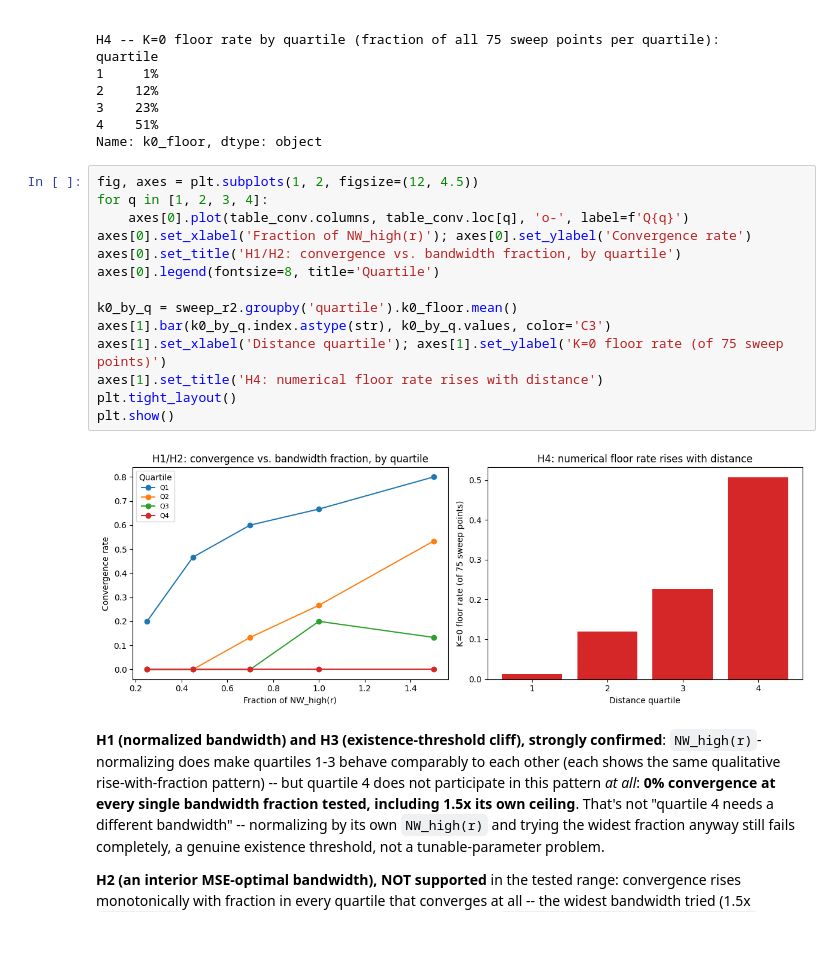
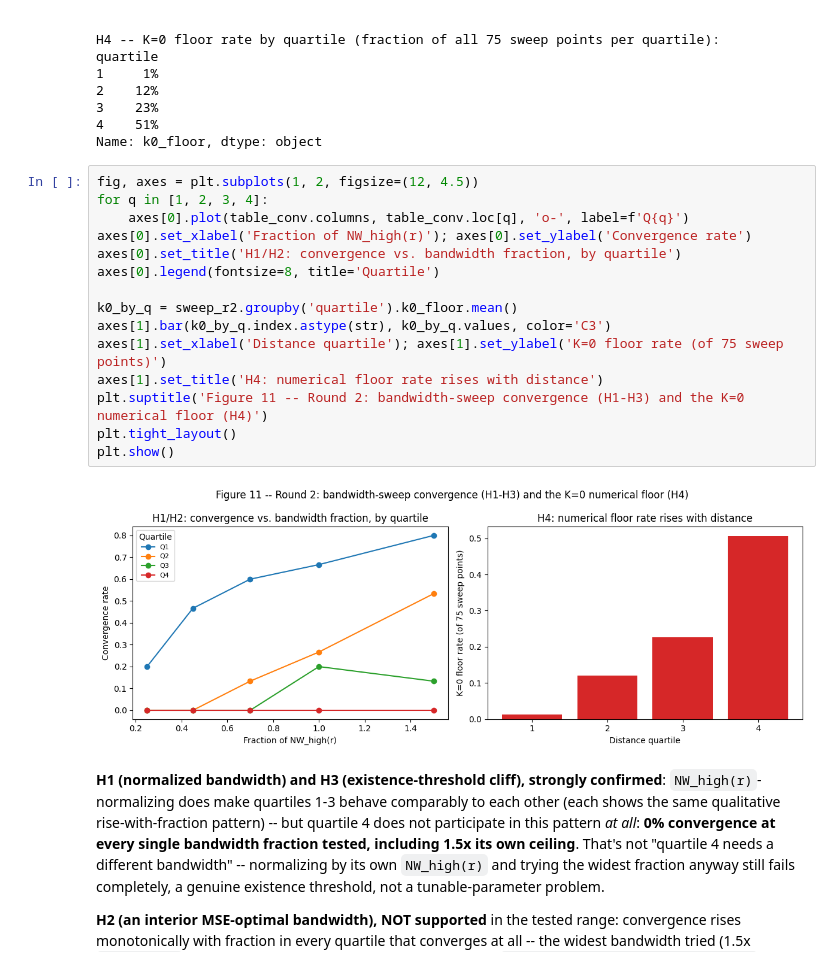
Before and after one commit to URseismology/FastMSPEC, a Jupyter notebook: notebooks/04_dispersion_curve_picking.ipynb, the cells around one changed output. Drawn from its saved outputs; the diff is of its cells as text; blank space fills up the shorter version.

```diff
--- a/notebooks/04_dispersion_curve_picking.ipynb
+++ b/notebooks/04_dispersion_curve_picking.ipynb
@@ -844,19 +936,20 @@ Name: k0_floor, dtype: object
 # %%
 fig, axes = plt.subplots(1, 2, figsize=(12, 4.5))
 for q in [1, 2, 3, 4]:
     axes[0].plot(table_conv.columns, table_conv.loc[q], 'o-', label=f'Q{q}')
 axes[0].set_xlabel('Fraction of NW_high(r)'); axes[0].set_ylabel('Convergence rate')
 axes[0].set_title('H1/H2: convergence vs. bandwidth fraction, by quartile')
 axes[0].legend(fontsize=8, title='Quartile')
 
 k0_by_q = sweep_r2.groupby('quartile').k0_floor.mean()
 axes[1].bar(k0_by_q.index.astype(str), k0_by_q.values, color='C3')
 axes[1].set_xlabel('Distance quartile'); axes[1].set_ylabel('K=0 floor rate (of 75 sweep points)')
 axes[1].set_title('H4: numerical floor rate rises with distance')
+plt.suptitle('Figure 11 -- Round 2: bandwidth-sweep convergence (H1-H3) and the K=0 numerical floor (H4)')
 plt.tight_layout()
 plt.show()
 # %% [output]
-[figure, old version]
+[figure, new version]
 # %% [markdown]
 **H1 (normalized bandwidth) and H3 (existence-threshold cliff), strongly confirmed**:
 `NW_high(r)`-normalizing does make quartiles 1-3 behave comparably to each other (each shows the
```
Also changed, not shown: parts of 26 cells of this notebook, 1 other file.
